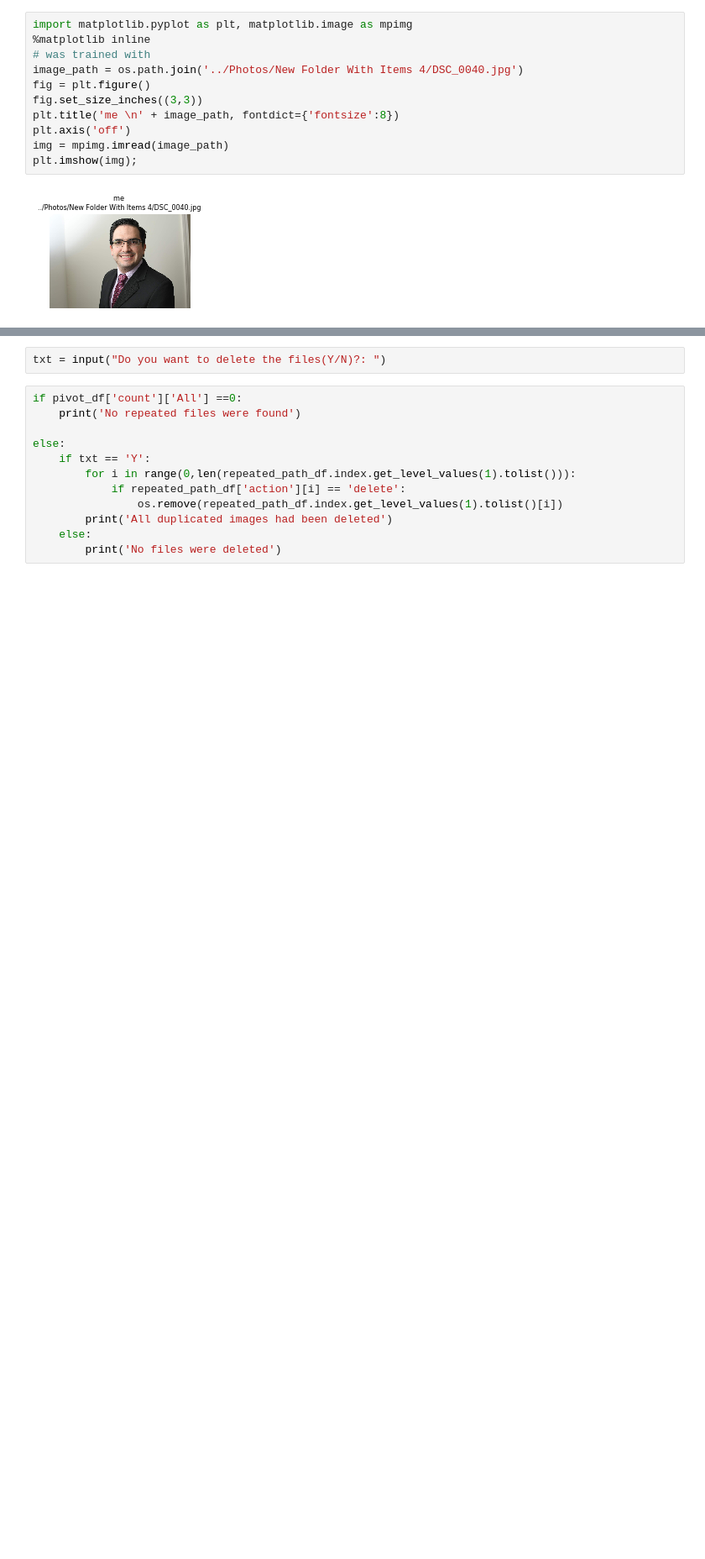
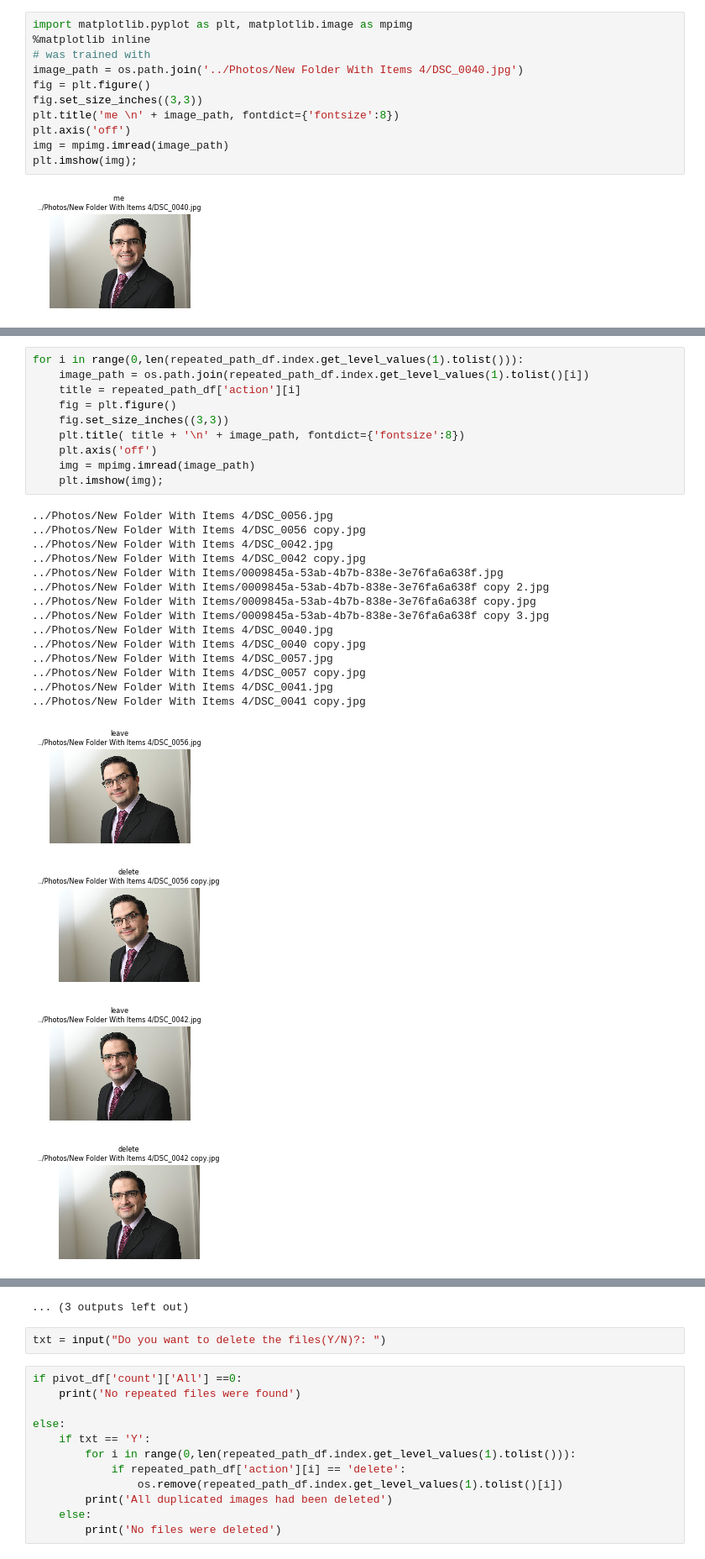
Before and after one commit to cemoga/delete_duplicate_files, a Jupyter notebook: duplicate_images.ipynb, the cells around one changed output, grey strips where cells are left out. Shown at 84% size. Cells and saved outputs as stored; diff of their text form; blank space fills up the shorter version.

Commit message:
Image printing

```diff
--- a/duplicate_images.ipynb
+++ b/duplicate_images.ipynb
@@ -127,0 +136,29 @@ plt.imshow(img);
+# %%
+for i in range(0,len(repeated_path_df.index.get_level_values(1).tolist())):
+    image_path = os.path.join(repeated_path_df.index.get_level_values(1).tolist()[i])
+    title = repeated_path_df['action'][i]
+    fig = plt.figure()
+    fig.set_size_inches((3,3))
+    plt.title( title + '\n' + image_path, fontdict={'fontsize':8})
+    plt.axis('off')
+    img = mpimg.imread(image_path)
+    plt.imshow(img);
+# %% [output]
+../Photos/New Folder With Items 4/DSC_0056.jpg
+../Photos/New Folder With Items 4/DSC_0056 copy.jpg
+../Photos/New Folder With Items 4/DSC_0042.jpg
+../Photos/New Folder With Items 4/DSC_0042 copy.jpg
+../Photos/New Folder With Items/0009845a-53ab-4b7b-838e-3e76fa6a638f.jpg
+../Photos/New Folder With Items/0009845a-53ab-4b7b-838e-3e76fa6a638f copy 2.jpg
+../Photos/New Folder With Items/0009845a-53ab-4b7b-838e-3e76fa6a638f copy.jpg
+../Photos/New Folder With Items/0009845a-53ab-4b7b-838e-3e76fa6a638f copy 3.jpg
+../Photos/New Folder With Items 4/DSC_0040.jpg
+../Photos/New Folder With Items 4/DSC_0040 copy.jpg
+../Photos/New Folder With Items 4/DSC_0057.jpg
+../Photos/New Folder With Items 4/DSC_0057 copy.jpg
+../Photos/New Folder With Items 4/DSC_0041.jpg
+../Photos/New Folder With Items 4/DSC_0041 copy.jpg
+[figure, added]
+[figure, added]
+[figure, added]
+[figure, added]
@@ -128,3 +172,4 @@ plt.imshow(img);
+... (3 outputs left out)
 # %%
 txt = input("Do you want to delete the files(Y/N)?: ")
 # %%
```
Also changed, not shown: parts of 3 cells of this notebook, 14 other files.
